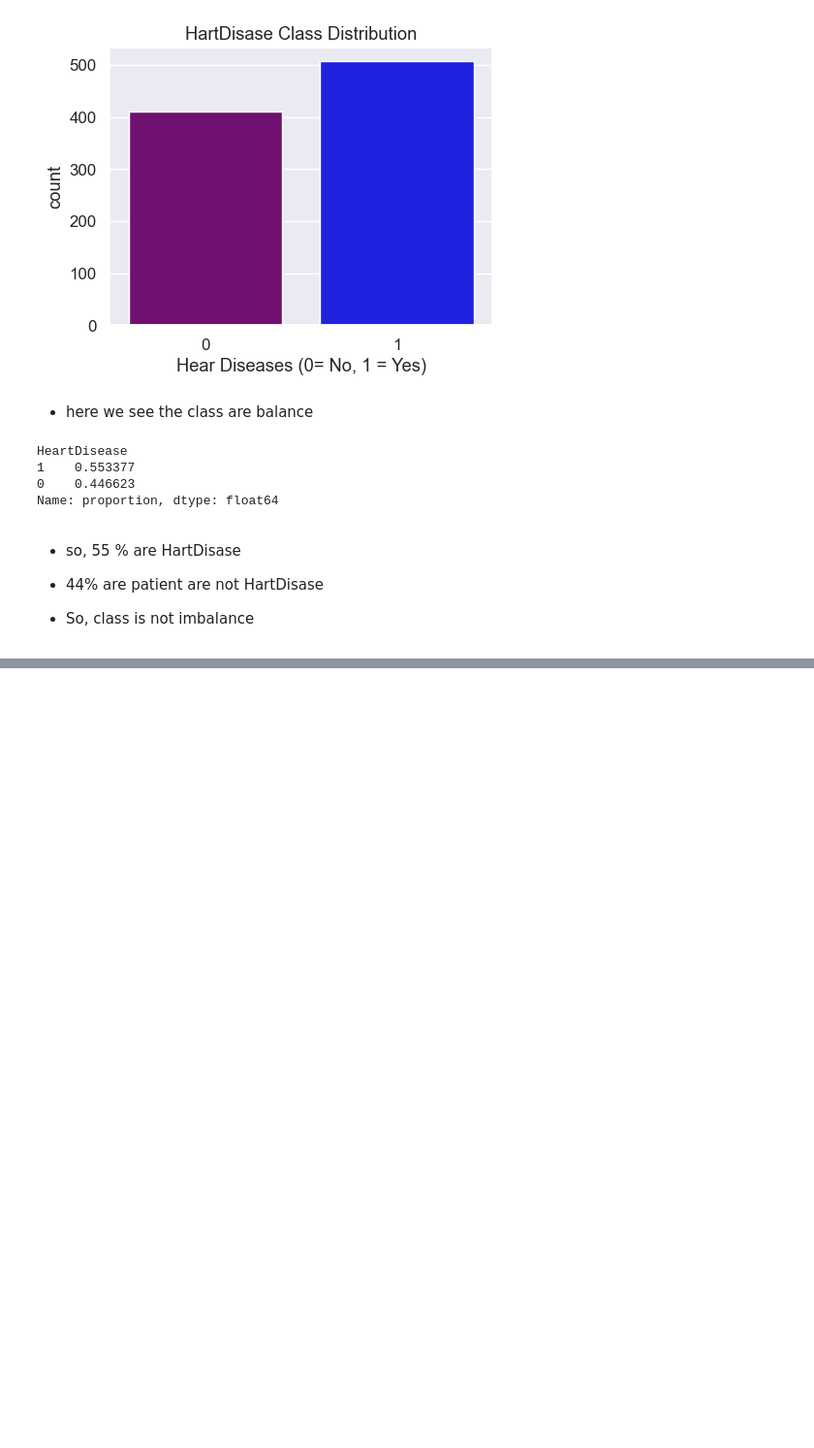
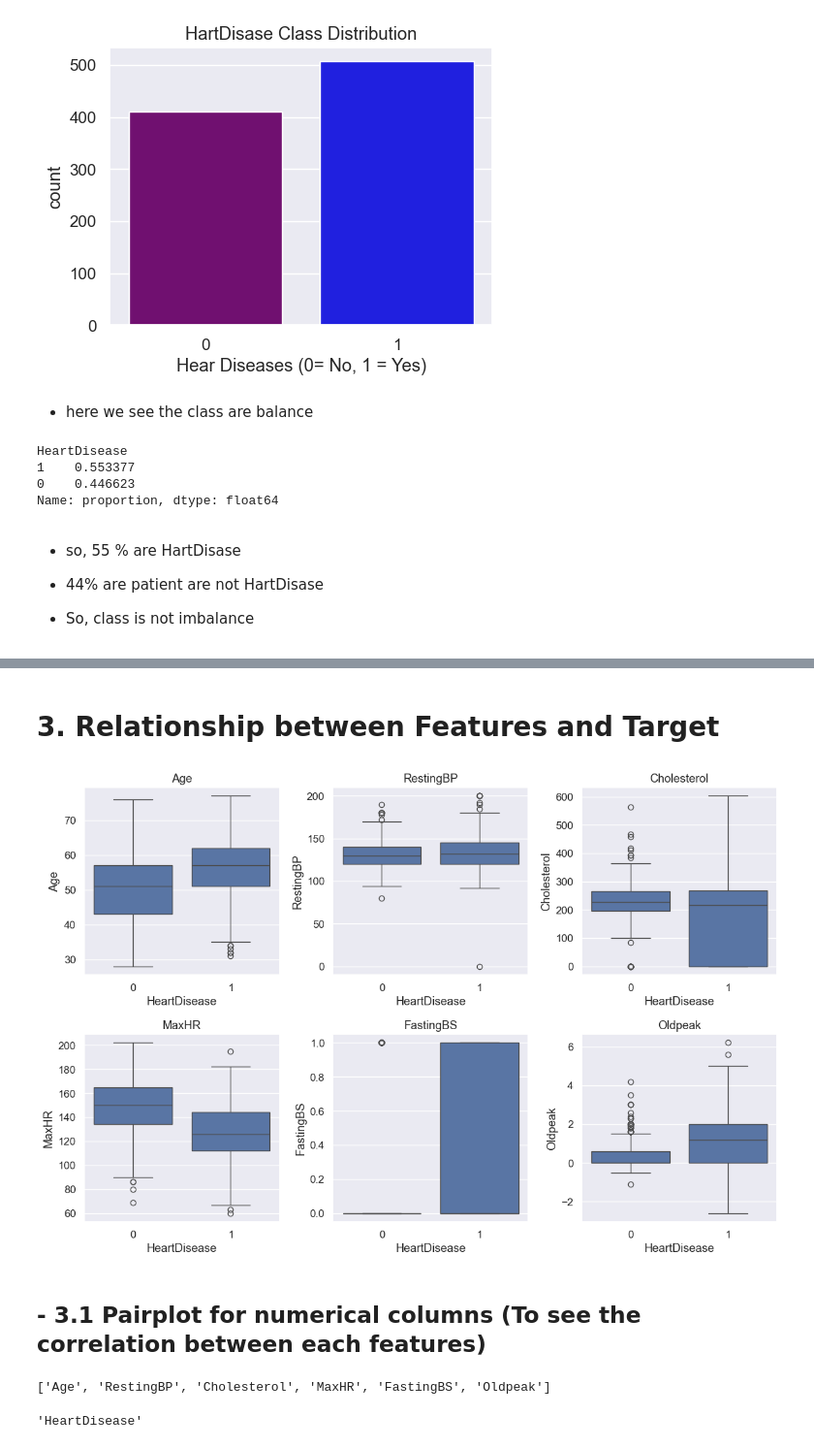
Before and after one commit to KzRaihan/Machine-learning, a Jupyter notebook: Module_06_EDA/_2_EDA_for_heart_failure.ipynb, the cells around one changed output, grey strips where cells are left out. Shown at 97% size. Saved outputs shown, nothing was run; the diff lists cells and outputs as text; code cells hidden in the pictures; blank space fills up the shorter version.

```diff
--- a/Module_06_EDA/_2_EDA_for_heart_failure.ipynb
+++ b/Module_06_EDA/_2_EDA_for_heart_failure.ipynb
@@ -326,0 +372,32 @@ Name: proportion, dtype: float64
+# %% [markdown]
+# 3. Relationship between Features and Target
+# %%
+# Relationship between numerical features and target features and look at correlations using boxplot.
+
+# boxplot of numerical features split by heartDisease(target features)
+
+plt.figure(figsize = (12,8))
+
+for i, col in enumerate(numerical_cols , 1):
+
+    plt.subplot(2,3,i)
+
+    sns.boxplot(x = df[target_col], y = df[col])
+
+    plt.title(col)
+
+
+plt.tight_layout()
+plt.show()
+# %% [output]
+[figure, added]
+# %% [markdown]
+## - 3.1 Pairplot for numerical columns (To see the correlation between each features)
+# %%
+numerical_cols
+# %% [output]
+['Age', 'RestingBP', 'Cholesterol', 'MaxHR', 'FastingBS', 'Oldpeak']
+# %%
+target_col
+# %% [output]
+'HeartDisease'
```
Also changed, not shown: parts of 14 cells of this notebook, 1 other file.
